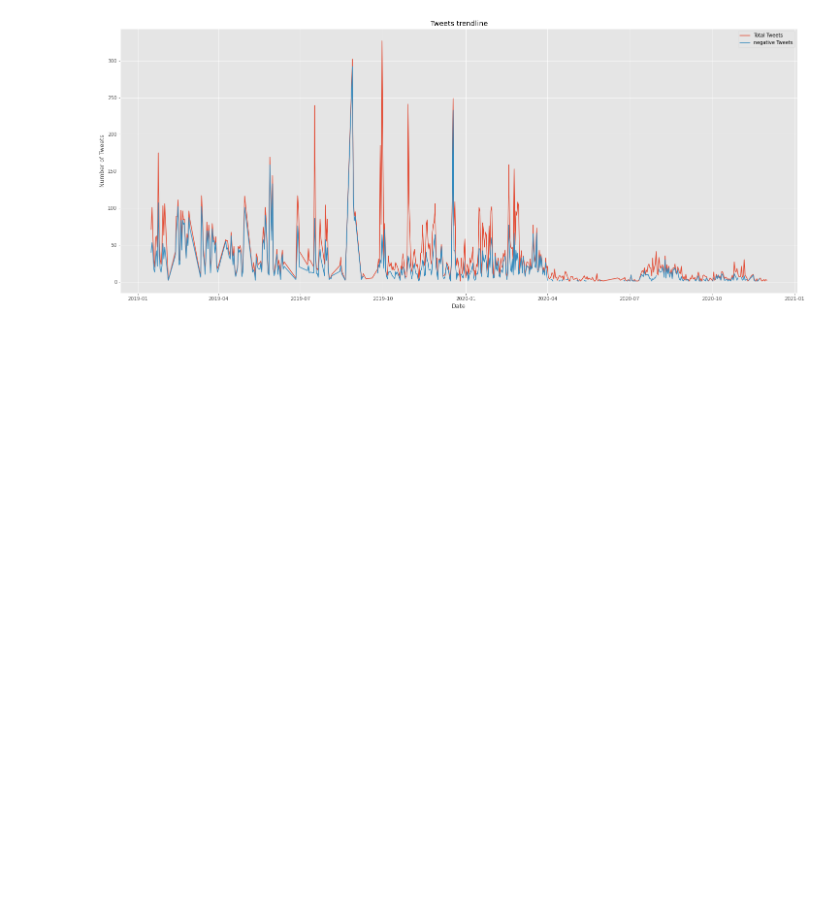
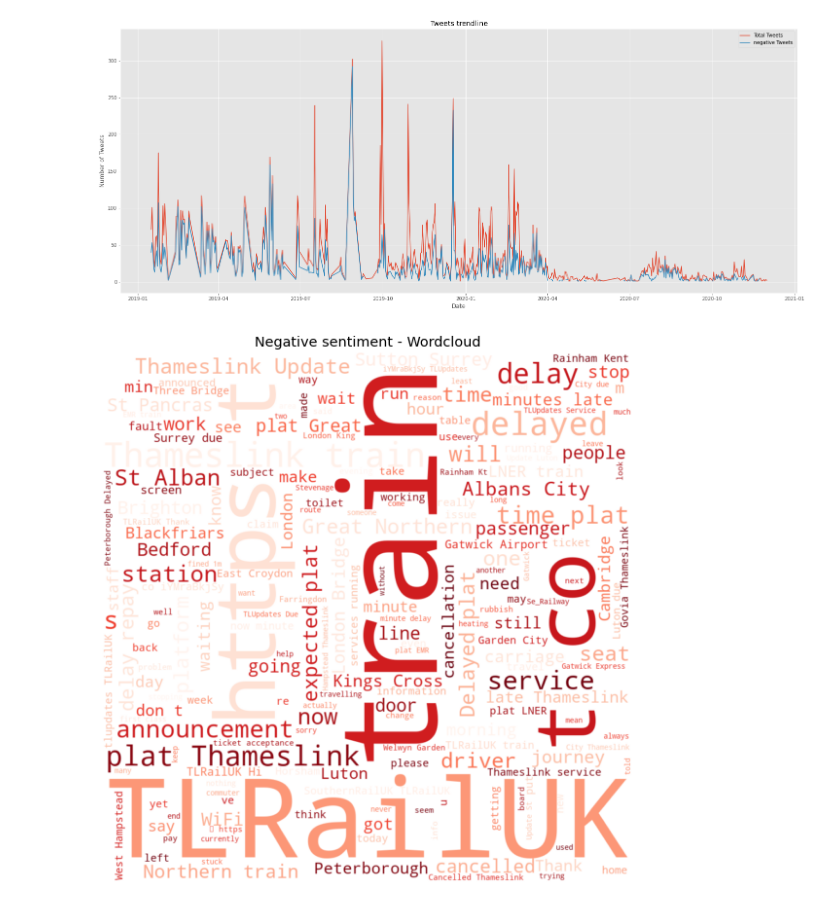
Before and after one commit to Himanshu-Dharma/Elon_bots_sentiment_analysis, a Jupyter notebook: tweetslalo.ipynb, the cells around one changed output. Saved outputs shown, nothing was run; the diff lists cells and outputs as text; code cells hidden in the pictures; blank space fills up the shorter version.

```diff
--- a/tweetslalo.ipynb
+++ b/tweetslalo.ipynb
@@ -552,3 +554,19 @@ plt.legend(loc="upper right")
 # %% [output]
 <matplotlib.legend.Legend at 0x...>
 [figure]
+# %%
+from wordcloud import WordCloud
+import matplotlib.pyplot as plt
+
+# Polarity ==  negative
+train_s0 = df[df.sentiment == 'negative']
+all_text = ' '.join(word for word in df.text)
+wordcloud_neg = WordCloud(colormap='Reds', width=1000, height=1000, background_color='white').generate(all_text) #mode='RGBA'
+plt.figure(figsize=(20,10))
+plt.title('Negative sentiment - Wordcloud')
+plt.imshow(wordcloud_neg, interpolation='bilinear')
+plt.axis("off")
+plt.margins(x=0, y=0)
+plt.show()
+# %% [output]
+[figure, added]
```
Also changed, not shown: parts of 7 cells of this notebook.
